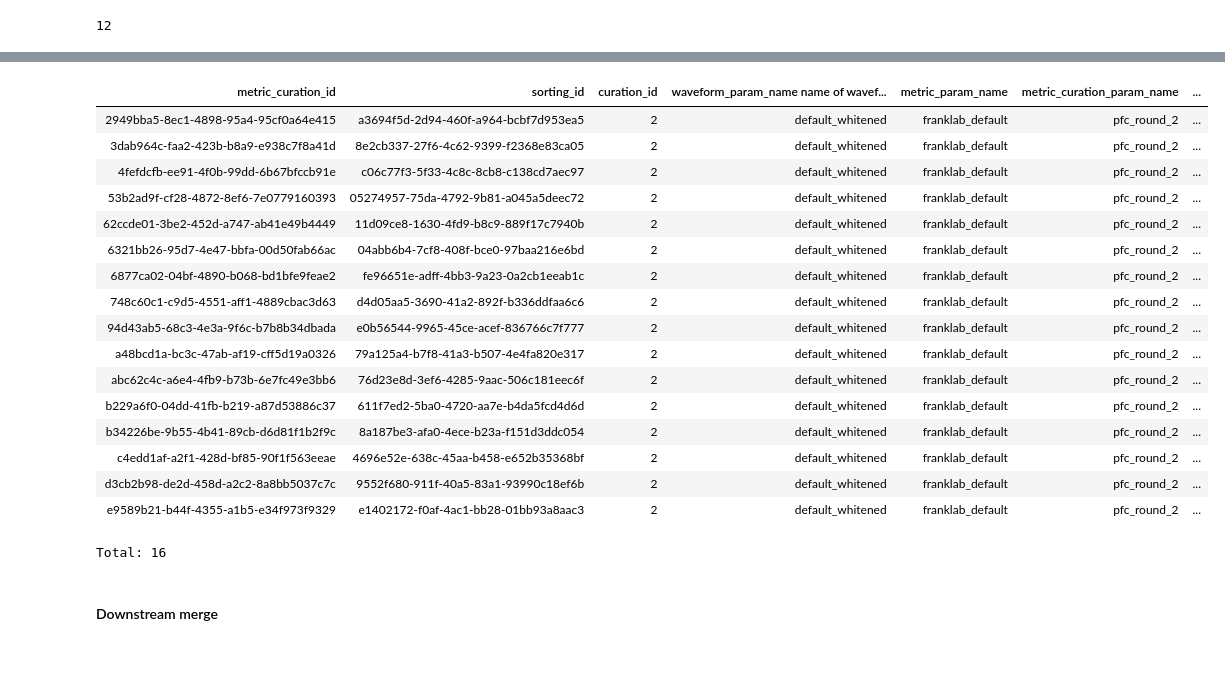
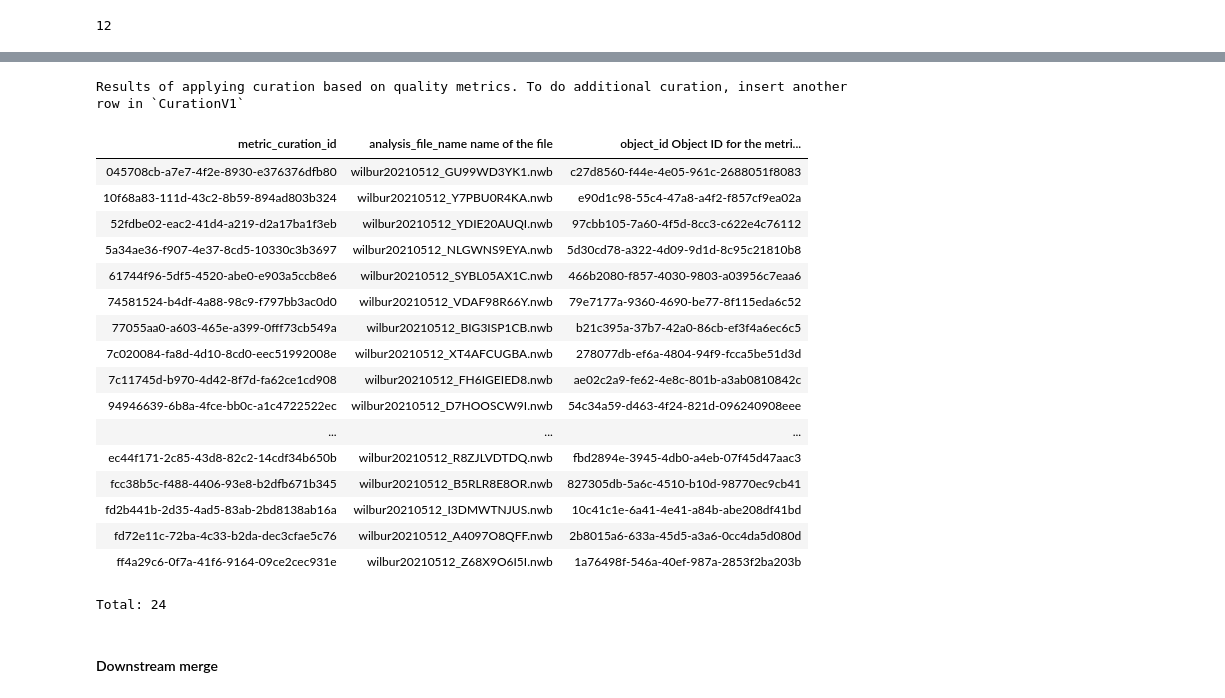
Before and after one commit to anirudh073/pfc-movement-analysis, a Jupyter notebook: notebooks/Spikes.ipynb, the cells around one changed output, grey strips where cells are left out. Drawn from its saved outputs; the diff is of its cells as text; code cells hidden in the pictures; blank space fills up the shorter version.

```diff
--- a/notebooks/Spikes.ipynb
+++ b/notebooks/Spikes.ipynb
@@ -1358,15 +1401,0 @@ curation_key_new
-# %%
-# set sort group, using reference electrodes from the corpus callosum
-
-references = {}
-hpc_reference = "0"
-for index, rows in pd.DataFrame((sgc.ElectrodeGroup() & session_restrict).fetch()).iterrows():
-    e_group = rows["electrode_group_name"]
-    region = rows["region_id"]
-    if (region != 11):
-        references.update({e_group:hpc_reference})
-    else:
-        references.update({e_group:-1}) # no reference for mpfc, ofc
-
-
-sgs.SortGroup.set_group_by_shank(nwb_file_name=nwb_copy_file_name, references=references)
@@ -2352,24 +1570,25 @@ for p in procs: p.join()
 # %%
-(sgs.MetricCurationSelection() & {"curation_id":2})*sgs.MetricCuration() & f"analysis_file_name LIKE '{prefix}\\_%'"
+sgs.MetricCuration() & f"analysis_file_name LIKE '{prefix}\\_%'"
 # %% [output]
+Results of applying curation based on quality metrics. To do additional curation, insert another row in `CurationV1`
-| metric_curation_id | sorting_id | curation_id | waveform_param_name name of wavef... | metric_param_name | metric_curation_param_name | ... |
-| 2949bba5-8ec1-4898-95a4-95cf0a64e415 | a3694f5d-2d94-460f-a964-bcbf7d953ea5 | 2 | default_whitened | franklab_default | pfc_round_2 | ... |
-| 3dab964c-faa2-423b-b8a9-e938c7f8a41d | 8e2cb337-27f6-4c62-9399-f2368e83ca05 | 2 | default_whitened | franklab_default | pfc_round_2 | ... |
-| 4fefdcfb-ee91-4f0b-99dd-6b67bfccb91e | c06c77f3-5f33-4c8c-8cb8-c138cd7aec97 | 2 | default_whitened | franklab_default | pfc_round_2 | ... |
-| 53b2ad9f-cf28-4872-8ef6-7e0779160393 | 05274957-75da-4792-9b81-a045a5deec72 | 2 | default_whitened | franklab_default | pfc_round_2 | ... |
-| 62ccde01-3be2-452d-a747-ab41e49b4449 | 11d09ce8-1630-4fd9-b8c9-889f17c7940b | 2 | default_whitened | franklab_default | pfc_round_2 | ... |
-| 6321bb26-95d7-4e47-bbfa-00d50fab66ac | 04abb6b4-7cf8-408f-bce0-97baa216e6bd | 2 | default_whitened | franklab_default | pfc_round_2 | ... |
-| 6877ca02-04bf-4890-b068-bd1bfe9feae2 | fe96651e-adff-4bb3-9a23-0a2cb1eeab1c | 2 | default_whitened | franklab_default | pfc_round_2 | ... |
-| 748c60c1-c9d5-4551-aff1-4889cbac3d63 | d4d05aa5-3690-41a2-892f-b336ddfaa6c6 | 2 | default_whitened | franklab_default | pfc_round_2 | ... |
-| 94d43ab5-68c3-4e3a-9f6c-b7b8b34dbada | e0b56544-9965-45ce-acef-836766c7f777 | 2 | default_whitened | franklab_default | pfc_round_2 | ... |
-| a48bcd1a-bc3c-47ab-af19-cff5d19a0326 | 79a125a4-b7f8-41a3-b507-4e4fa820e317 | 2 | default_whitened | franklab_default | pfc_round_2 | ... |
-| abc62c4c-a6e4-4fb9-b73b-6e7fc49e3bb6 | 76d23e8d-3ef6-4285-9aac-506c181eec6f | 2 | default_whitened | franklab_default | pfc_round_2 | ... |
-| b229a6f0-04dd-41fb-b219-a87d53886c37 | 611f7ed2-5ba0-4720-aa7e-b4da5fcd4d6d | 2 | default_whitened | franklab_default | pfc_round_2 | ... |
-| b34226be-9b55-4b41-89cb-d6d81f1b2f9c | 8a187be3-afa0-4ece-b23a-f151d3ddc054 | 2 | default_whitened | franklab_default | pfc_round_2 | ... |
-| c4edd1af-a2f1-428d-bf85-90f1f563eeae | 4696e52e-638c-45aa-b458-e652b35368bf | 2 | default_whitened | franklab_default | pfc_round_2 | ... |
-| d3cb2b98-de2d-458d-a2c2-8a8bb5037c7c | 9552f680-911f-40a5-83a1-93990c18ef6b | 2 | default_whitened | franklab_default | pfc_round_2 | ... |
-| e9589b21-b44f-4355-a1b5-e34f973f9329 | e1402172-f0af-4ac1-bb28-01bb93a8aac3 | 2 | default_whitened | franklab_default | pfc_round_2 | ... |
+| metric_curation_id | analysis_file_name name of the file | object_id Object ID for the metri... |
+| 045708cb-a7e7-4f2e-8930-e376376dfb80 | wilbur20210512_GU99WD3YK1.nwb | c27d8560-f44e-4e05-961c-2688051f8083 |
+| 10f68a83-111d-43c2-8b59-894ad803b324 | wilbur20210512_Y7PBU0R4KA.nwb | e90d1c98-55c4-47a8-a4f2-f857cf9ea02a |
+| 52fdbe02-eac2-41d4-a219-d2a17ba1f3eb | wilbur20210512_YDIE20AUQI.nwb | 97cbb105-7a60-4f5d-8cc3-c622e4c76112 |
+| 5a34ae36-f907-4e37-8cd5-10330c3b3697 | wilbur20210512_NLGWNS9EYA.nwb | 5d30cd78-a322-4d09-9d1d-8c95c21810b8 |
+| 61744f96-5df5-4520-abe0-e903a5ccb8e6 | wilbur20210512_SYBL05AX1C.nwb | 466b2080-f857-4030-9803-a03956c7eaa6 |
+| 74581524-b4df-4a88-98c9-f797bb3ac0d0 | wilbur20210512_VDAF98R66Y.nwb | 79e7177a-9360-4690-be77-8f115eda6c52 |
+| 77055aa0-a603-465e-a399-0fff73cb549a | wilbur20210512_BIG3ISP1CB.nwb | b21c395a-37b7-42a0-86cb-ef3f4a6ec6c5 |
+| 7c020084-fa8d-4d10-8cd0-eec51992008e | wilbur20210512_XT4AFCUGBA.nwb | 278077db-ef6a-4804-94f9-fcca5be51d3d |
+| 7c11745d-b970-4d42-8f7d-fa62ce1cd908 | wilbur20210512_FH6IGEIED8.nwb | ae02c2a9-fe62-4e8c-801b-a3ab0810842c |
+| 94946639-6b8a-4fce-bb0c-a1c4722522ec | wilbur20210512_D7HOOSCW9I.nwb | 54c34a59-d463-4f24-821d-096240908eee |
+| ... | ... | ... |
+| ec44f171-2c85-43d8-82c2-14cdf34b650b | wilbur20210512_R8ZJLVDTDQ.nwb | fbd2894e-3945-4db0-a4eb-07f45d47aac3 |
+| fcc38b5c-f488-4406-93e8-b2dfb671b345 | wilbur20210512_B5RLR8E8OR.nwb | 827305db-5a6c-4510-b10d-98770ec9cb41 |
+| fd2b441b-2d35-4ad5-83ab-2bd8138ab16a | wilbur20210512_I3DMWTNJUS.nwb | 10c41c1e-6a41-4e41-a84b-abe208df41bd |
+| fd72e11c-72ba-4c33-b2da-dec3cfae5c76 | wilbur20210512_A4097O8QFF.nwb | 2b8015a6-633a-45d5-a3a6-0cc4da5d080d |
+| ff4a29c6-0f7a-41f6-9164-09ce2cec931e | wilbur20210512_Z68X9O6I5I.nwb | 1a76498f-546a-40ef-987a-2853f2ba203b |
-Total: 16
+Total: 24
 # %% [markdown]
 #### Downstream merge
 # %%
```
Also changed, not shown: parts of 228 cells of this notebook, 6 other files.
